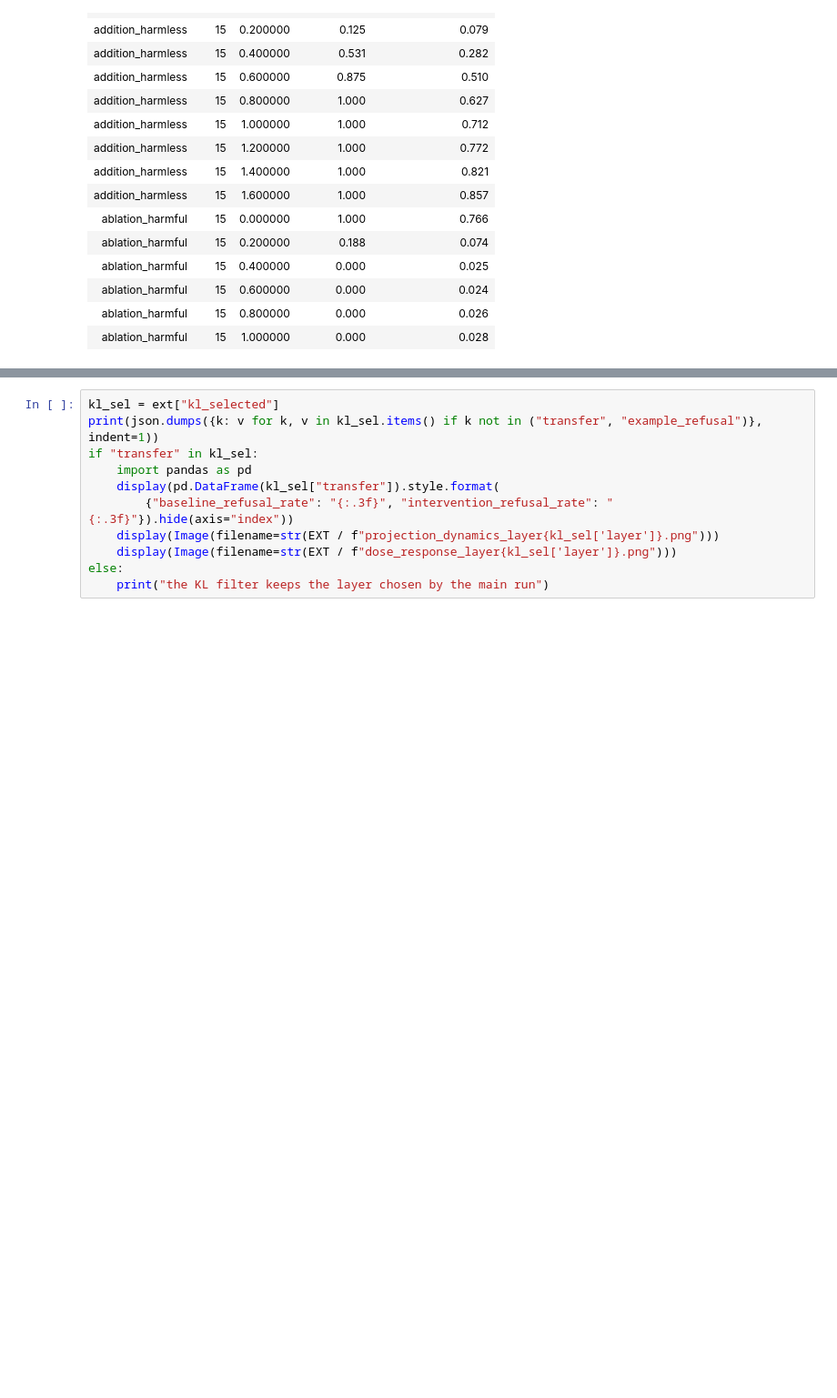
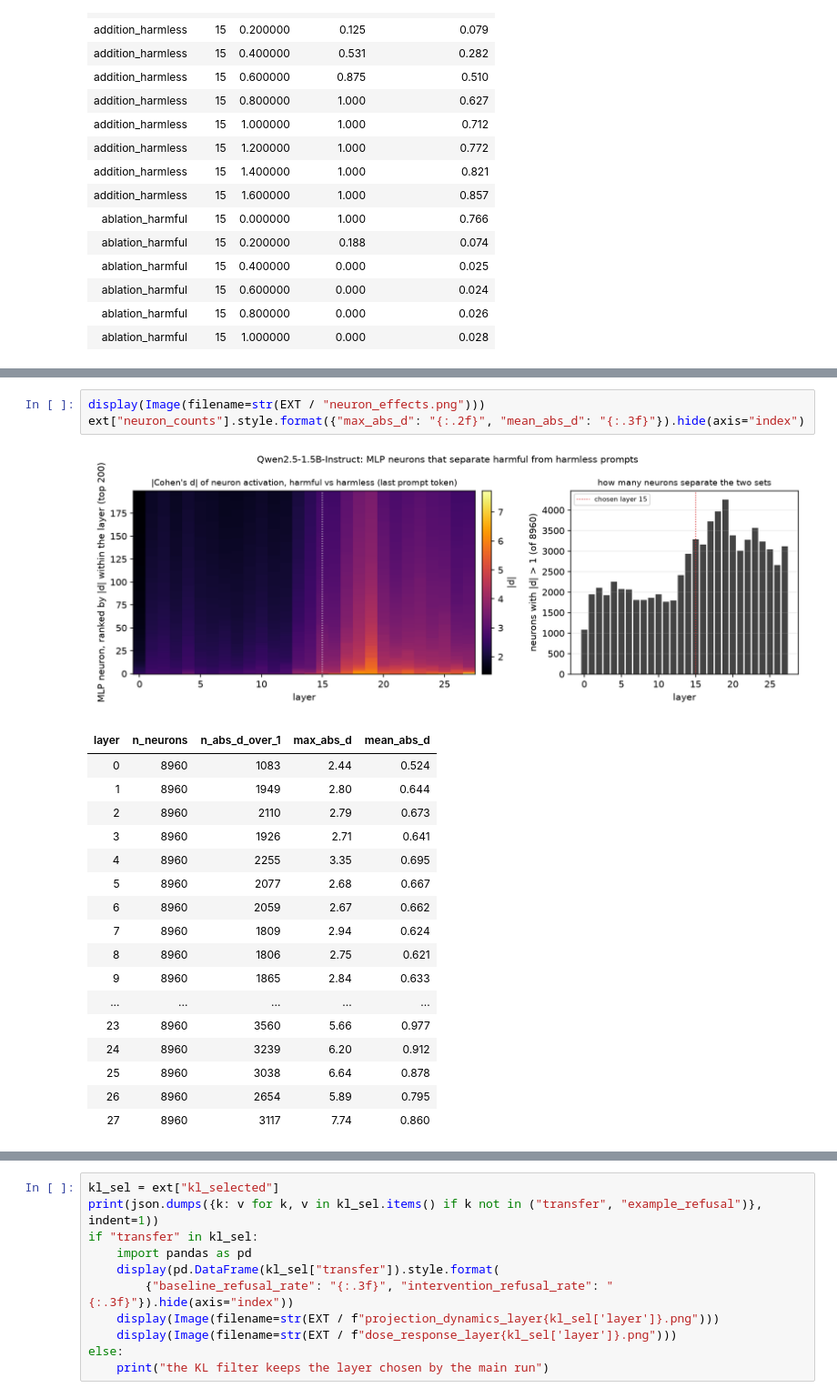
Before and after one commit to ORmanius/refusal-direction-replication, a Jupyter notebook: notebooks/03_extensions_qwen.ipynb, the cells around one changed output, grey strips where cells are left out. Shown at 91% size. Cells and saved outputs as stored; diff of their text form; blank space fills up the shorter version.

```diff
--- a/notebooks/03_extensions_qwen.ipynb
+++ b/notebooks/03_extensions_qwen.ipynb
@@ -220 +240,23 @@ for e in dose["examples"]:
+# %%
+display(Image(filename=str(EXT / "neuron_effects.png")))
+ext["neuron_counts"].style.format({"max_abs_d": "{:.2f}", "mean_abs_d": "{:.3f}"}).hide(axis="index")
+# %% [output]
+[figure, added]
+| layer | n_neurons | n_abs_d_over_1 | max_abs_d | mean_abs_d |
+| 0 | 8960 | 1083 | 2.44 | 0.524 |
+| 1 | 8960 | 1949 | 2.80 | 0.644 |
+| 2 | 8960 | 2110 | 2.79 | 0.673 |
+| 3 | 8960 | 1926 | 2.71 | 0.641 |
+| 4 | 8960 | 2255 | 3.35 | 0.695 |
+| 5 | 8960 | 2077 | 2.68 | 0.667 |
+| 6 | 8960 | 2059 | 2.67 | 0.662 |
+| 7 | 8960 | 1809 | 2.94 | 0.624 |
+| 8 | 8960 | 1806 | 2.75 | 0.621 |
+| 9 | 8960 | 1865 | 2.84 | 0.633 |
+| ... | ... | ... | ... | ... |
+| 23 | 8960 | 3560 | 5.66 | 0.977 |
+| 24 | 8960 | 3239 | 6.20 | 0.912 |
+| 25 | 8960 | 3038 | 6.64 | 0.878 |
+| 26 | 8960 | 2654 | 5.89 | 0.795 |
+| 27 | 8960 | 3117 | 7.74 | 0.860 |
 # %% [markdown]
```
Also changed, not shown: parts of 6 cells of this notebook, 14 other files.
